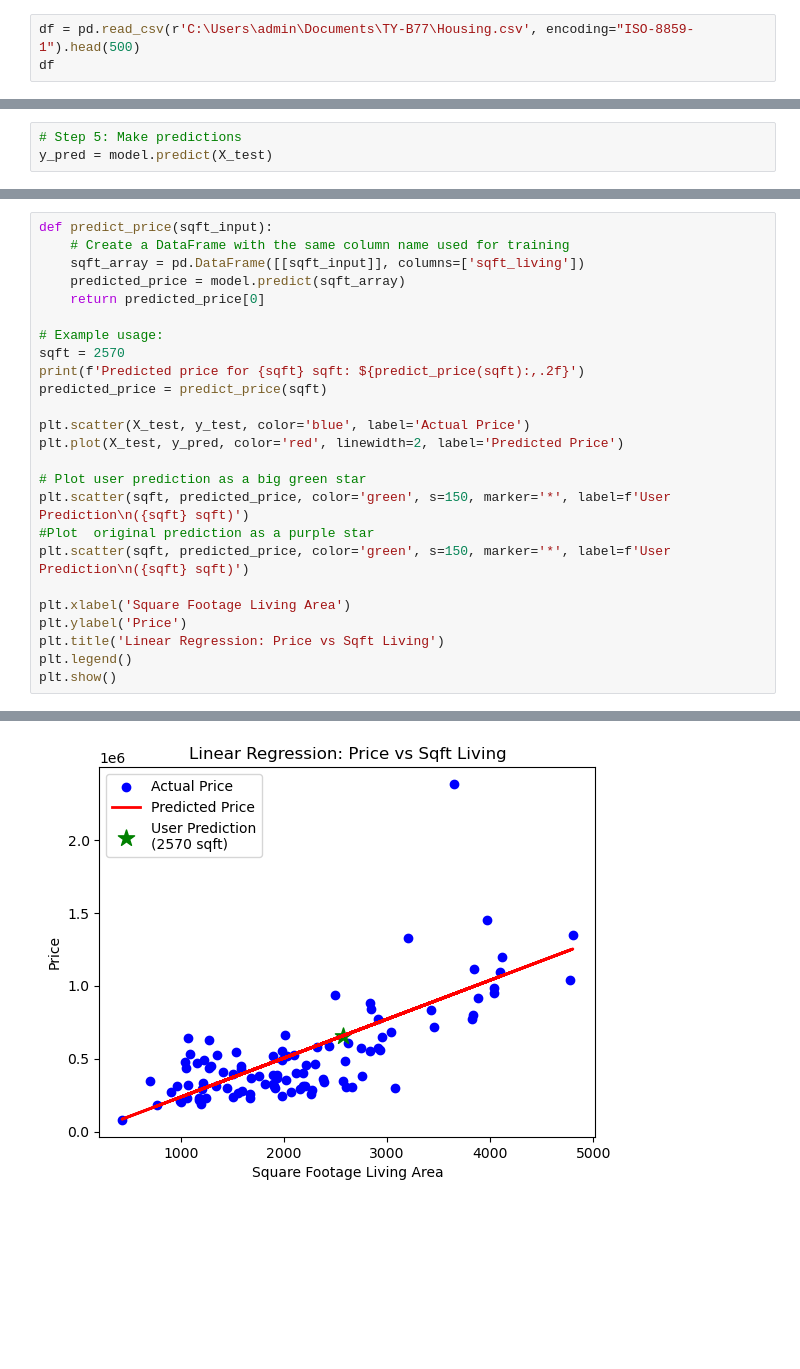
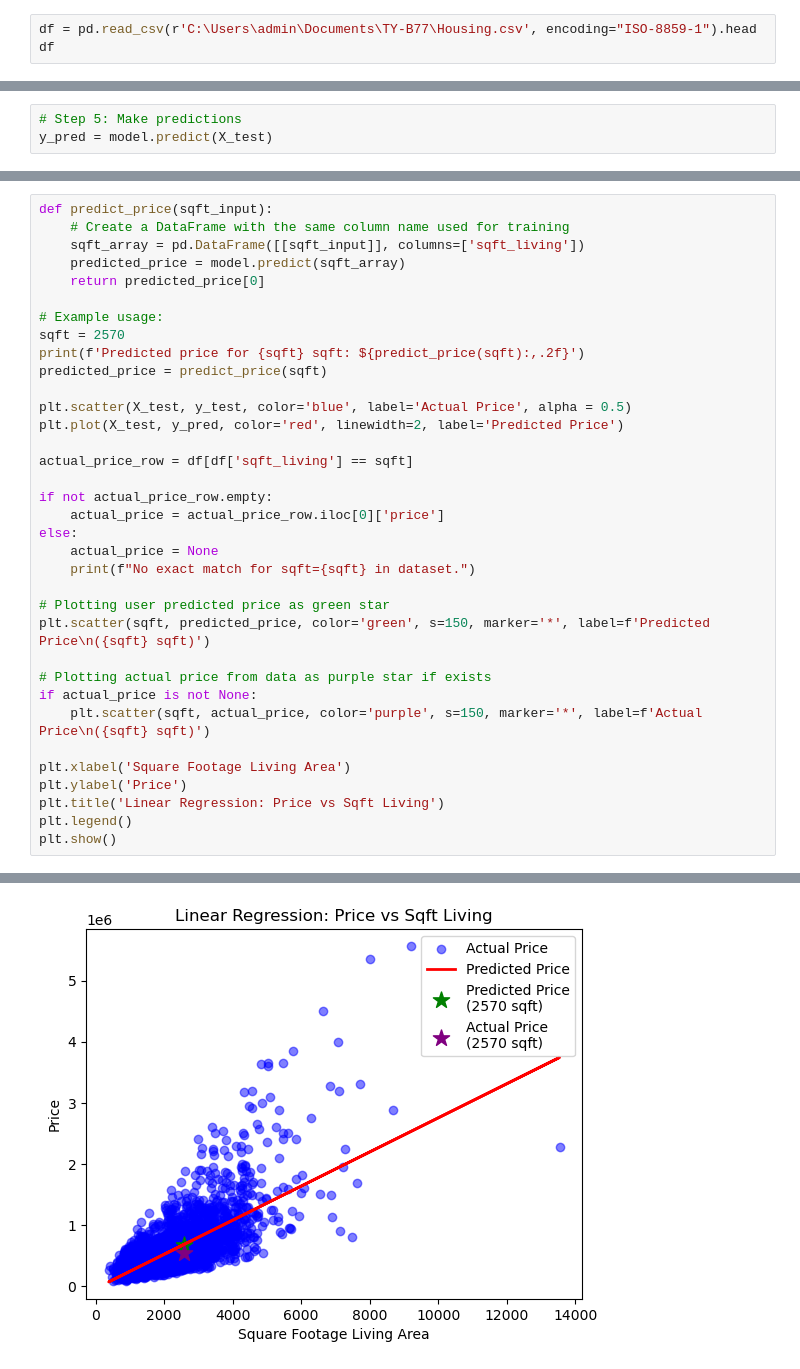
Before and after one commit to Sam-Wadmare/ML-LAB, a Jupyter notebook: LAB 5/LAB5_21Aug.ipynb, the cells around one changed output, grey strips where cells are left out. Saved outputs shown, nothing was run; the diff lists cells and outputs as text; blank space fills up the shorter version.

```diff
--- a/LAB 5/LAB5_21Aug.ipynb
+++ b/LAB 5/LAB5_21Aug.ipynb
@@ -8,7 +8,7 @@ import seaborn as sns
 from sklearn.model_selection import train_test_split
 from sklearn.preprocessing import LabelEncoder
 # %%
-df = pd.read_csv(r'C:\Users\admin\Documents\TY-B77\Housing.csv', encoding="ISO-8859-1").head(500)
+df = pd.read_csv(r'C:\Users\admin\Documents\TY-B77\Housing.csv', encoding="ISO-8859-1").head
 df
 # %% [output]
 |  | id | date | price | bedrooms | bathrooms | sqft_living | sqft_lot | floors | waterfront | view | ... |
@@ -86,13 +86,23 @@ sqft = 2570
 print(f'Predicted price for {sqft} sqft: ${predict_price(sqft):,.2f}')
 predicted_price = predict_price(sqft)
 
-plt.scatter(X_test, y_test, color='blue', label='Actual Price')
+plt.scatter(X_test, y_test, color='blue', label='Actual Price', alpha = 0.5)
 plt.plot(X_test, y_pred, color='red', linewidth=2, label='Predicted Price')
 
-# Plot user prediction as a big green star
-plt.scatter(sqft, predicted_price, color='green', s=150, marker='*', label=f'User Prediction\n({sqft} sqft)')
-#Plot  original prediction as a purple star
-plt.scatter(sqft, predicted_price, color='green', s=150, marker='*', label=f'User Prediction\n({sqft} sqft)')
+actual_price_row = df[df['sqft_living'] == sqft]
+
+if not actual_price_row.empty:
+    actual_price = actual_price_row.iloc[0]['price']
+else:
+    actual_price = None
+    print(f"No exact match for sqft={sqft} in dataset.")
+
+# Plotting user predicted price as green star
+plt.scatter(sqft, predicted_price, color='green', s=150, marker='*', label=f'Predicted Price\n({sqft} sqft)')
+
+# Plotting actual price from data as purple star if exists
+if actual_price is not None:
+    plt.scatter(sqft, actual_price, color='purple', s=150, marker='*', label=f'Actual Price\n({sqft} sqft)')
 
 plt.xlabel('Square Footage Living Area')
 plt.ylabel('Price')
@@ -104 +114 @@ Predicted price for 2570 sqft: $656,512.23
-[figure, old version]
+[figure, new version]
```
Also changed, not shown: parts of 5 cells of this notebook.
